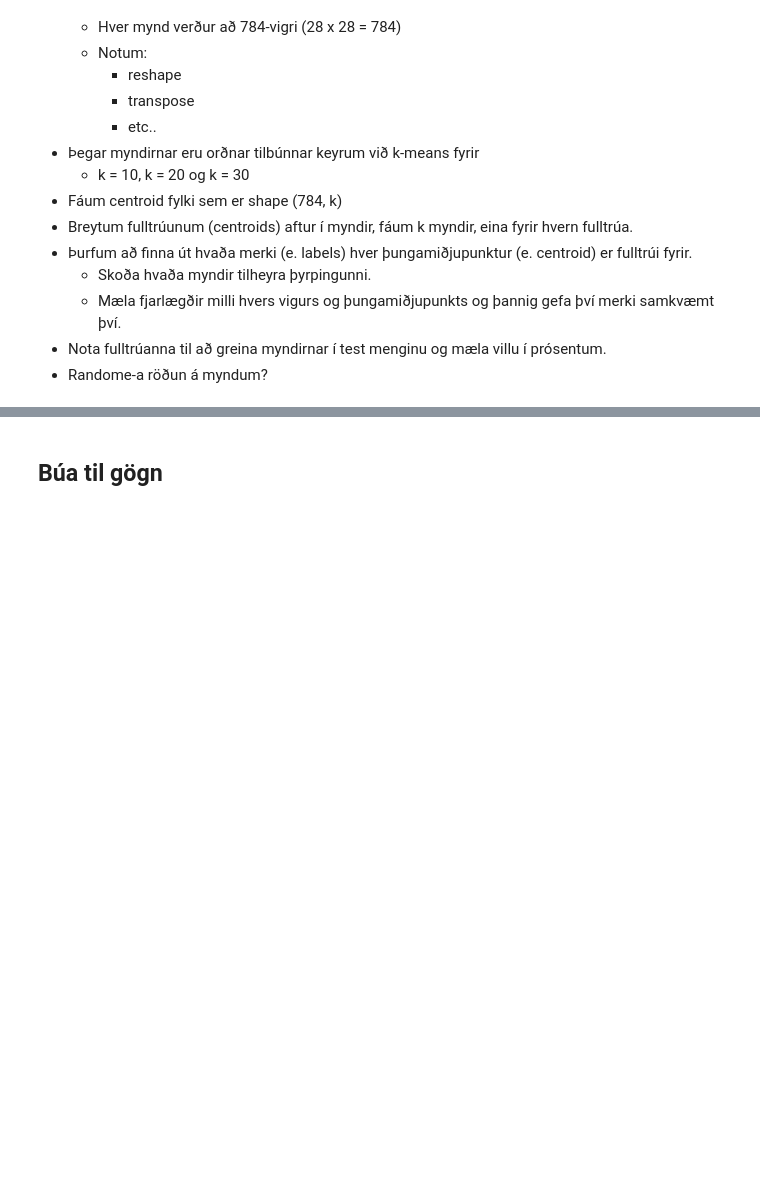
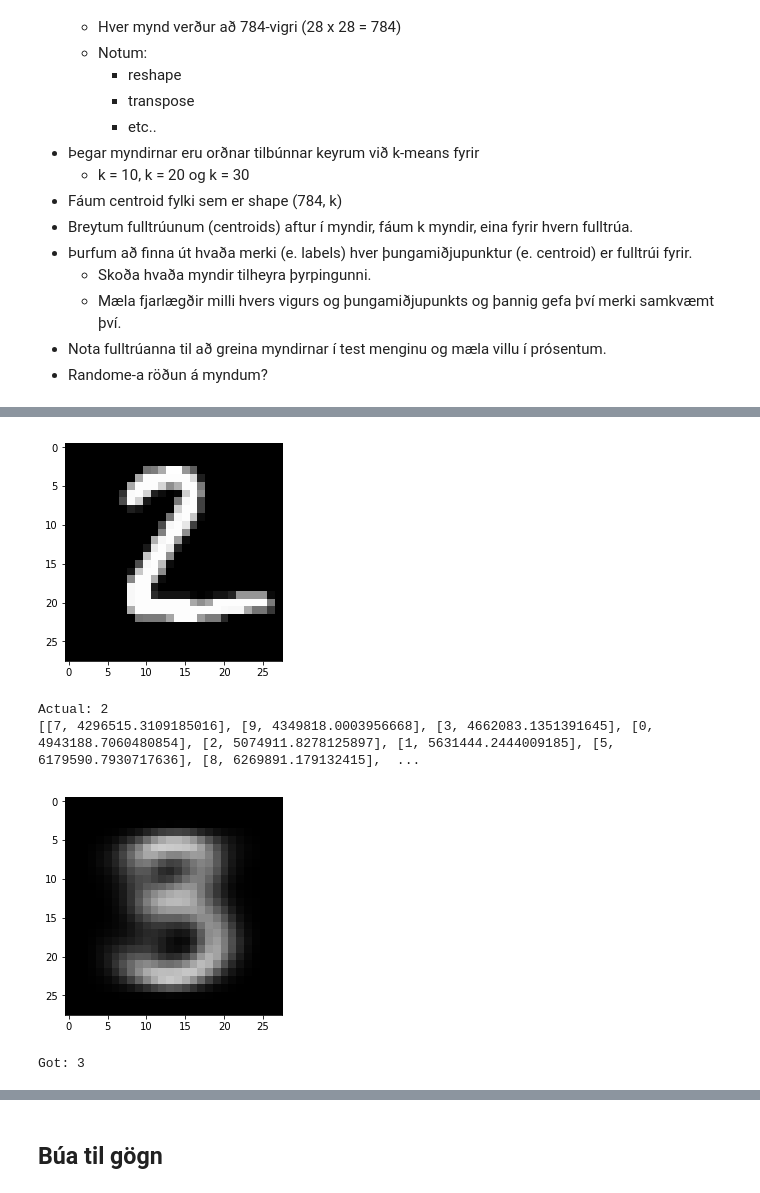
Before and after one commit to davidhs/rei201verkefni1, a Jupyter notebook: skilaverkefni1.ipynb, the cells around one changed output, grey strips where cells are left out. Saved outputs shown, nothing was run; the diff lists cells and outputs as text; code cells hidden in the pictures; blank space fills up the shorter version.

```diff
--- a/skilaverkefni1.ipynb
+++ b/skilaverkefni1.ipynb
@@ -195,0 +220,16 @@ best_bundle = get_best_bundle(bundle_1_paths, "0", do_filter=True)
+# %%
+def testzzz(idx, bundle, images, labels):
+    classifier = classifier_factory(A_images, A_labels, bundle['centroids'], bundle['labels'], bundle['losses'])
+    label = int(labels[idx][0])
+    display_arr(images[idx])
+    print("Actual:", label)
+    digit = classifier(images[idx], display_best=True)
+    print("Got:", digit)
+
+testzzz(1, bundle10, B_images, B_labels)
+# %% [output]
+[figure, added]
+Actual: 2
+[[7, 4296515.3109185016], [9, 4349818.0003956668], [3, 4662083.1351391645], [0, 4943188.7060480854], [2, 5074911.8278125897], [1, 5631444.2444009185], [5, 6179590.7930717636], [8, 6269891.179132415],  ...
+[figure, added]
+Got: 3
```
Also changed, not shown: parts of 11 cells of this notebook, 16 other files.
